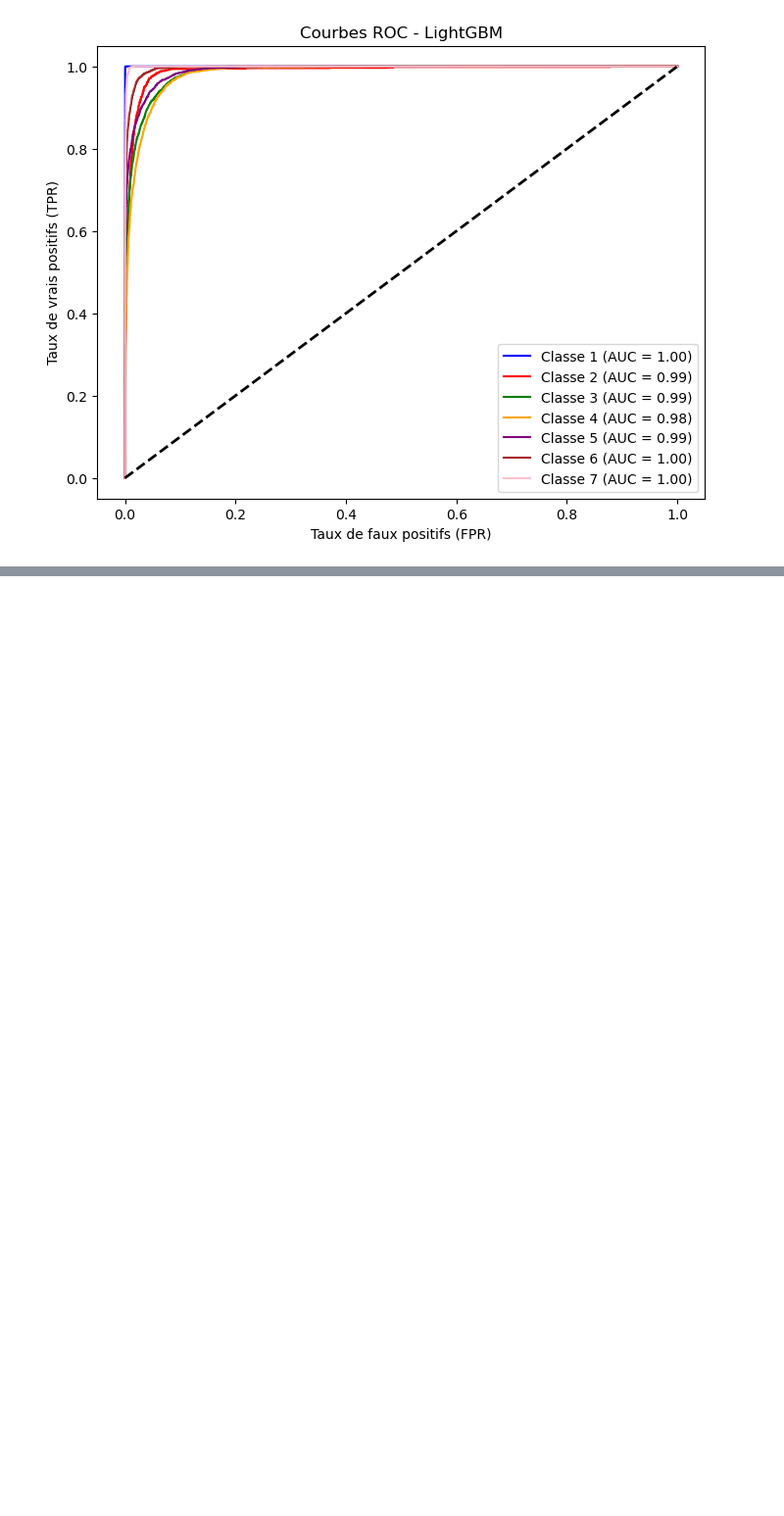
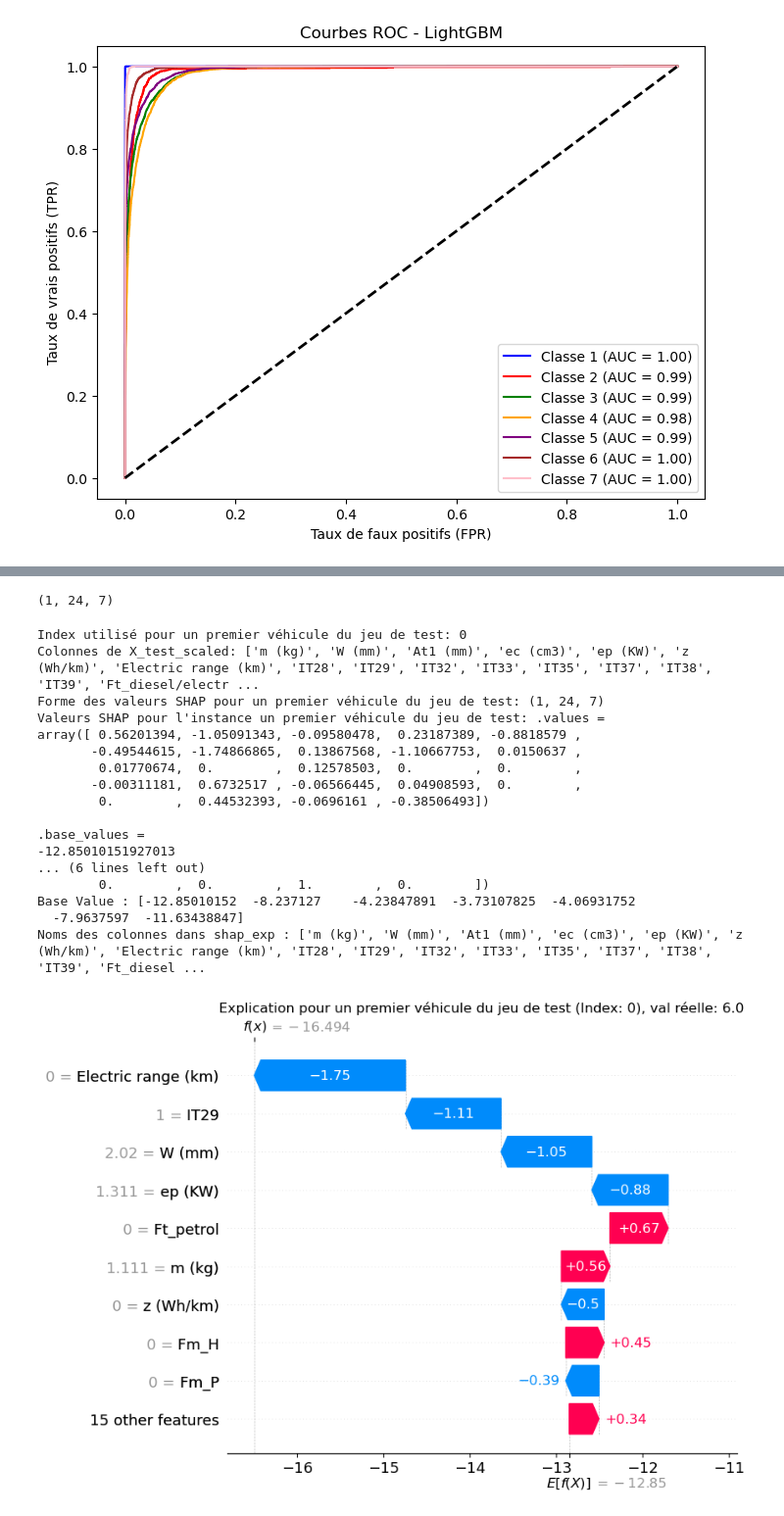
Before and after one commit to DataScientest-Studio/sept24_cds_co2, a Jupyter notebook: notebooks/6.1_model_cat_VG_lightGBMV2.ipynb, the cells around one changed output, grey strips where cells are left out. Shown at 98% size. Cells and saved outputs as stored; diff of their text form; code cells hidden in the pictures; blank space fills up the shorter version.

```diff
--- a/notebooks/6.1_model_cat_VG_lightGBMV2.ipynb
+++ b/notebooks/6.1_model_cat_VG_lightGBMV2.ipynb
@@ -213,0 +282,79 @@ plt.show()
+# %%
+print(shap_values_single.shape)
+# %% [output]
+(1, 24, 7)
+# %%
+import shap
+import matplotlib.pyplot as plt
+
+# Dictionnaire d'indices à analyser
+indices_to_explain = {
+    "un premier véhicule du jeu de test": 0,
+    "un deuxième véhicule, hybride celui-ci": 42,
+    "un troisième véhicule": 84,
+}
+
+# Boucle pour générer les graphiques de chaque véhicule
+for name, index in indices_to_explain.items():
+    # Extraire la ligne correspondante
+    single_instance = X_test_scaled.iloc[[index]]
+
+    # Vérifier les indices de X_test_scaled pour comprendre si l'index existe
+    print(f"Index utilisé pour {name}: {index}")
+    print(f"Colonnes de X_test_scaled: {X_test_scaled.columns.tolist()}")
+
+    # Calculer les valeurs SHAP
+    shap_values_single = explainer(single_instance)
+
+    # Afficher la forme pour comprendre la structure des valeurs SHAP
+    print(f"Forme des valeurs SHAP pour {name}: {shap_values_single.shape}")
+
+    # Informer avec la valeur réelle de cet échantillon de test
+    vrai_co2 = y_test.iloc[index]
+    plt.title(f"Explication pour {name} (Index: {index}), val réelle: {vrai_co2}")
+
+    # Extraire les valeurs SHAP pour la première sortie et la première instance
+    shap_values_instance = shap_values_single[0, :, 0]  # Accéder à la première sortie (0) de l'instance (0)
+    print(f"Valeurs SHAP pour l'instance {name}: {shap_values_instance}")
+
+    # Vérifier la forme de base_values et s'assurer qu'il s'agit d'une valeur unique
+    base_value = shap_values_single.base_values[0]  # Prendre la première valeur si c'est un tableau
+    print(f"Base Value : {base_value}")
+
+    # Créer un objet shap.Explanation avec base_value unique
+    shap_exp = shap.Explanation(
+        values=shap_values_instance,
+        base_values=base_value,  # Utilisation de la valeur unique
+        data=single_instance,
+        feature_names=X_test_scaled.columns  # S'assurer que les noms des colonnes sont corrects
+    )
+
+    # Afficher les noms des colonnes et vérifier l'alignement
+    print(f"Noms des colonnes dans shap_exp : {shap_exp.feature_names}")
+
+    # Afficher le graphique waterfall pour cette explication
+    try:
+        fig = shap.plots.waterfall(shap_exp)
+        plt.show()  # Affichage du graphique
+    except KeyError as e:
+        print(f"Erreur lors du plot : {e}")
+        print(f"Colonne manquante ? Vérifiez les indices dans shap_exp et X_test_scaled.")
+# %% [output]
+Index utilisé pour un premier véhicule du jeu de test: 0
+Colonnes de X_test_scaled: ['m (kg)', 'W (mm)', 'At1 (mm)', 'ec (cm3)', 'ep (KW)', 'z (Wh/km)', 'Electric range (km)', 'IT28', 'IT29', 'IT32', 'IT33', 'IT35', 'IT37', 'IT38', 'IT39', 'Ft_diesel/electr ...
+Forme des valeurs SHAP pour un premier véhicule du jeu de test: (1, 24, 7)
+Valeurs SHAP pour l'instance un premier véhicule du jeu de test: .values =
+array([ 0.56201394, -1.05091343, -0.09580478,  0.23187389, -0.8818579 ,
+       -0.49544615, -1.74866865,  0.13867568, -1.10667753,  0.0150637 ,
+        0.01770674,  0.        ,  0.12578503,  0.        ,  0.        ,
+       -0.00311181,  0.6732517 , -0.06566445,  0.04908593,  0.        ,
+        0.        ,  0.44532393, -0.0696161 , -0.38506493])
+
+.base_values =
+-12.85010151927013
+... (6 lines left out)
+        0.        ,  0.        ,  1.        ,  0.        ])
+Base Value : [-12.85010152  -8.237127    -4.23847891  -3.73107825  -4.06931752
+  -7.9637597  -11.63438847]
+Noms des colonnes dans shap_exp : ['m (kg)', 'W (mm)', 'At1 (mm)', 'ec (cm3)', 'ep (KW)', 'z (Wh/km)', 'Electric range (km)', 'IT28', 'IT29', 'IT32', 'IT33', 'IT35', 'IT37', 'IT38', 'IT39', 'Ft_diesel ...
+[figure, added]
```
Also changed, not shown: parts of 6 cells of this notebook, 1 other file.
